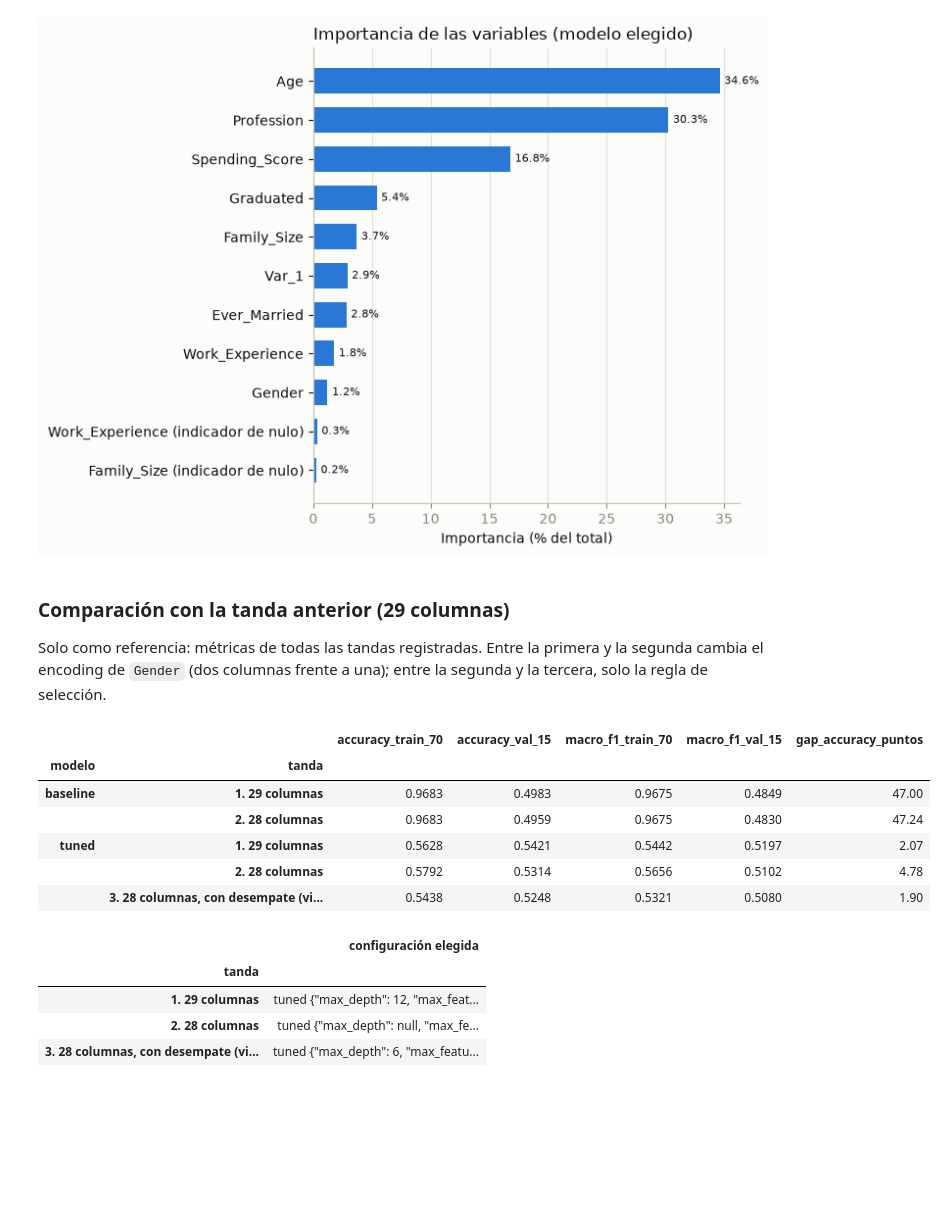
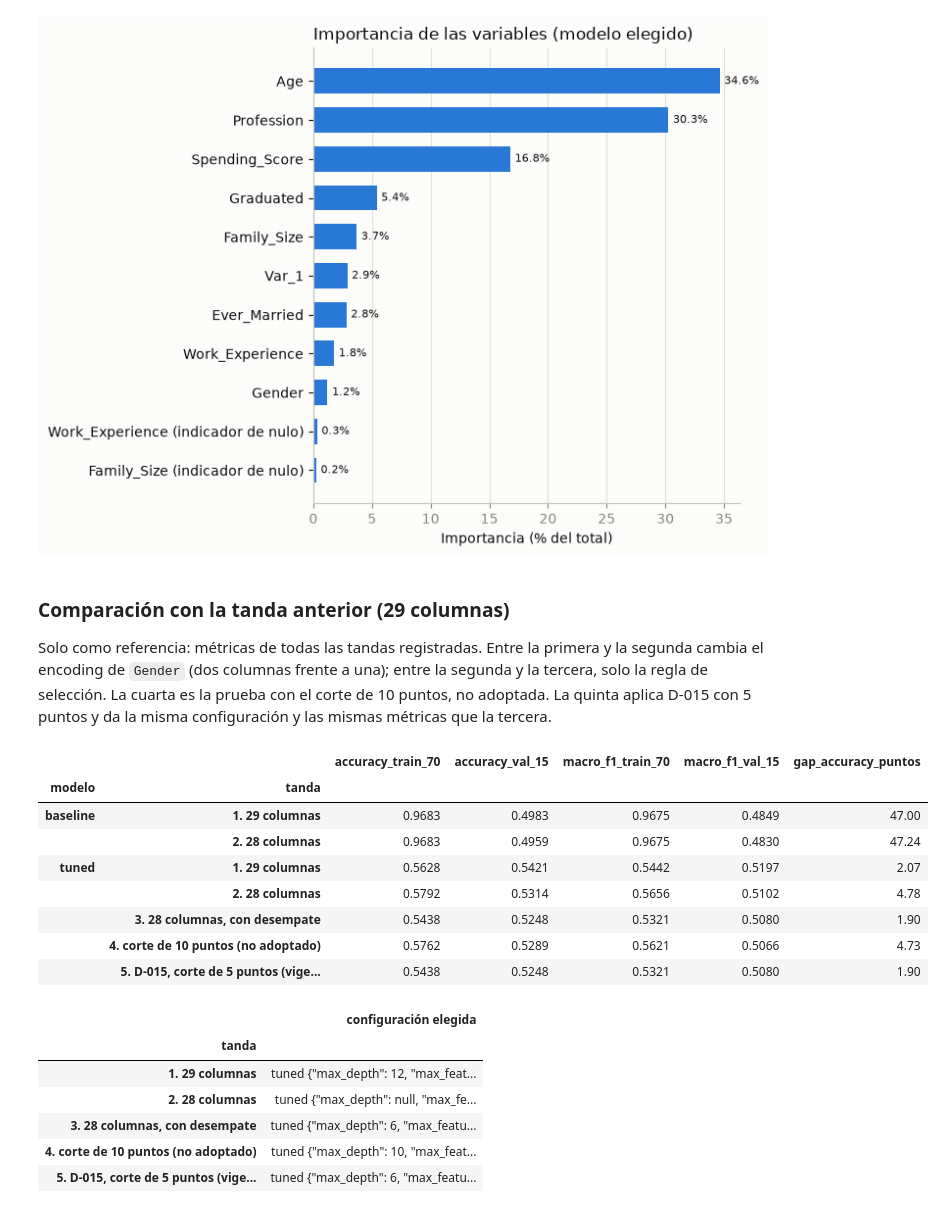
Before and after one commit to IA-P1-BCN/customer-segmentation-multiclass, a Jupyter notebook: 03_model_random_forest.ipynb, the cells around one changed output. Drawn from its saved outputs; the diff is of its cells as text; code cells hidden in the pictures; blank space fills up the shorter version.

```diff
--- a/03_model_random_forest.ipynb
+++ b/03_model_random_forest.ipynb
@@ -304,33 +327,41 @@ plt.show()
 # %% [markdown]
 ### Comparación con la tanda anterior (29 columnas)
 
-Solo como referencia: métricas de todas las tandas registradas. Entre la primera y la segunda cambia el encoding de `Gender` (dos columnas frente a una); entre la segunda y la tercera, solo la regla de selección.
+Solo como referencia: métricas de todas las tandas registradas. Entre la primera y la segunda cambia el encoding de `Gender` (dos columnas frente a una); entre la segunda y la tercera, solo la regla de selección. La cuarta es la prueba con el corte de 10 puntos, no adoptada. La quinta aplica D-015 con 5 puntos y da la misma configuración y las mismas métricas que la tercera.
 # %%
 hist = history[history["partition"].isin(["train_70", "val_15"])].copy()
 hist["modelo"] = hist["config"].str.split(" ").str[0]
 hist["tanda"] = np.select(
-    [hist["notes"].str.contains("Proposed"), hist["notes"].str.contains("within one standard error")],
-    ["1. 29 columnas", "3. 28 columnas, con desempate (vigente)"],
+    [hist["notes"].str.contains("Proposed"),
+     hist["notes"].str.contains("< 10 pts", regex=False),
+     hist["notes"].str.contains("(D-015)", regex=False),
+     hist["notes"].str.contains("within one standard error")],
+    ["1. 29 columnas", "4. corte de 10 puntos (no adoptado)", "5. D-015, corte de 5 puntos (vigente)",
+     "3. 28 columnas, con desempate"],
     default="2. 28 columnas",
 )
 comp = hist.pivot(index=["modelo", "tanda"], columns="partition", values=["accuracy", "macro_f1"])
 comp.columns = [f"{m}_{p}" for m, p in comp.columns]
 comp["gap_accuracy_puntos"] = (comp["accuracy_train_70"] - comp["accuracy_val_15"]) * 100
 display(comp.round(4))
 hist[hist["modelo"] == "tuned"].drop_duplicates("tanda").set_index("tanda")["config"].to_frame("configuración elegida")
 # %% [output]
 |  |  | accuracy_train_70 | accuracy_val_15 | macro_f1_train_70 | macro_f1_val_15 | gap_accuracy_puntos |
 | modelo | tanda |  |  |  |  |  |
 | baseline | 1. 29 columnas | 0.9683 | 0.4983 | 0.9675 | 0.4849 | 47.00 |
 |  | 2. 28 columnas | 0.9683 | 0.4959 | 0.9675 | 0.4830 | 47.24 |
 | tuned | 1. 29 columnas | 0.5628 | 0.5421 | 0.5442 | 0.5197 | 2.07 |
 |  | 2. 28 columnas | 0.5792 | 0.5314 | 0.5656 | 0.5102 | 4.78 |
-|  | 3. 28 columnas, con desempate (vi... | 0.5438 | 0.5248 | 0.5321 | 0.5080 | 1.90 |
+|  | 3. 28 columnas, con desempate | 0.5438 | 0.5248 | 0.5321 | 0.5080 | 1.90 |
+|  | 4. corte de 10 puntos (no adoptado) | 0.5762 | 0.5289 | 0.5621 | 0.5066 | 4.73 |
+|  | 5. D-015, corte de 5 puntos (vige... | 0.5438 | 0.5248 | 0.5321 | 0.5080 | 1.90 |
 |  | configuración elegida |
 | tanda |  |
 | 1. 29 columnas | tuned {"max_depth": 12, "max_feat... |
 | 2. 28 columnas | tuned {"max_depth": null, "max_fe... |
-| 3. 28 columnas, con desempate (vi... | tuned {"max_depth": 6, "max_featu... |
+| 3. 28 columnas, con desempate | tuned {"max_depth": 6, "max_featu... |
+| 4. corte de 10 puntos (no adoptado) | tuned {"max_depth": 10, "max_feat... |
+| 5. D-015, corte de 5 puntos (vige... | tuned {"max_depth": 6, "max_featu... |
 # %% [markdown]
 ## 5. Conclusiones
 
```
Also changed, not shown: parts of 6 cells of this notebook, 2 other files.
